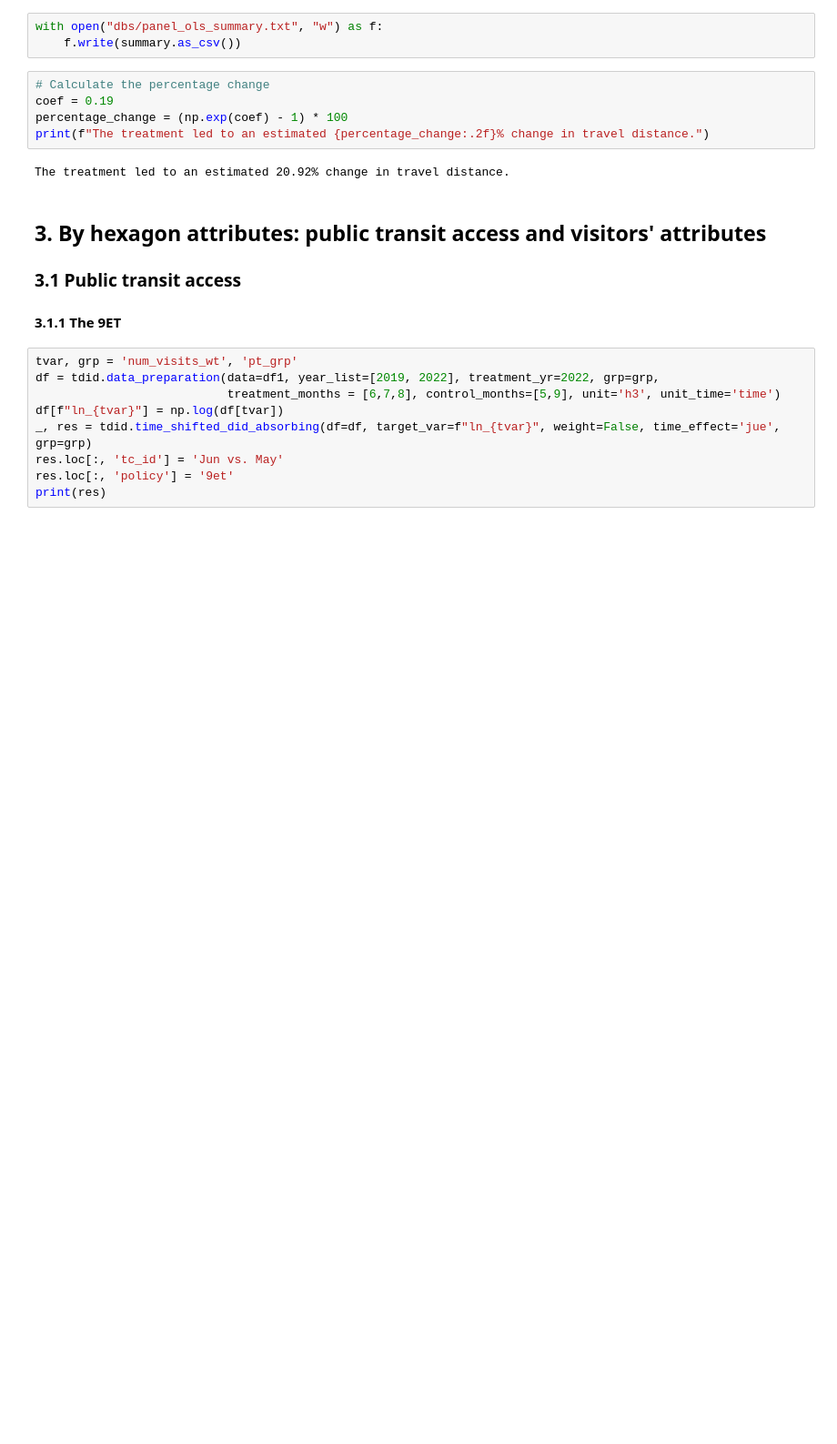
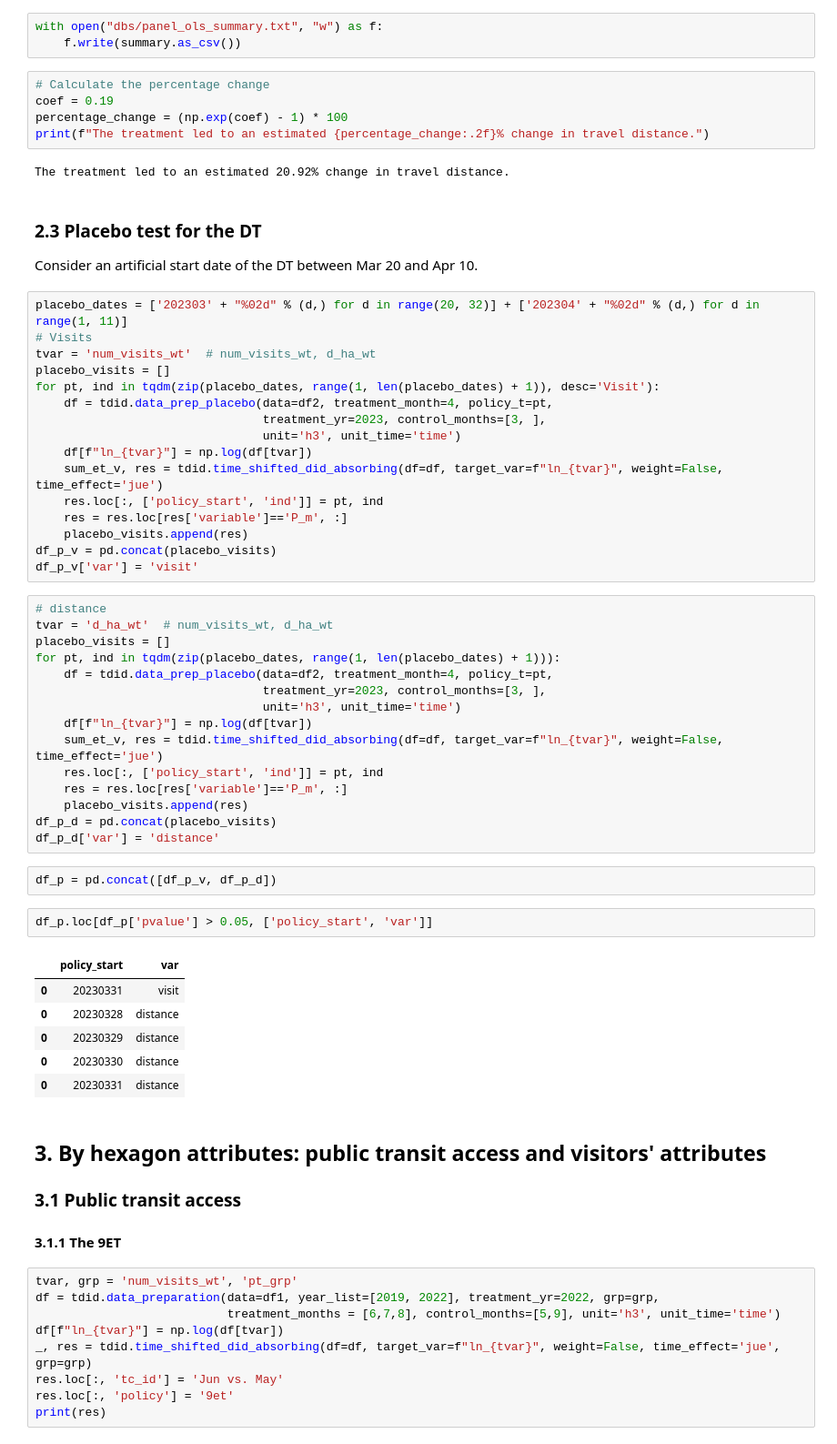
Before and after one commit to MobiSegInsights/nine-euro-ticket-de, a Jupyter notebook: src/models/26-time-shifted-did-hexagon.ipynb, the cells around one changed output. Shown at 91% size. Saved outputs shown, nothing was run; the diff lists cells and outputs as text; blank space fills up the shorter version.

```diff
--- a/src/models/26-time-shifted-did-hexagon.ipynb
+++ b/src/models/26-time-shifted-did-hexagon.ipynb
@@ -458,6 +505,51 @@ percentage_change = (np.exp(coef) - 1) * 100
 print(f"The treatment led to an estimated {percentage_change:.2f}% change in travel distance.")
 # %% [output]
 The treatment led to an estimated 20.92% change in travel distance.
+# %% [markdown]
+### 2.3 Placebo test for the DT
+Consider an artificial start date of the DT between Mar 20 and Apr 10.
+# %%
+placebo_dates = ['202303' + "%02d" % (d,) for d in range(20, 32)] + ['202304' + "%02d" % (d,) for d in range(1, 11)]
+# Visits
+tvar = 'num_visits_wt'  # num_visits_wt, d_ha_wt
+placebo_visits = []
+for pt, ind in tqdm(zip(placebo_dates, range(1, len(placebo_dates) + 1)), desc='Visit'):
+    df = tdid.data_prep_placebo(data=df2, treatment_month=4, policy_t=pt,
+                                treatment_yr=2023, control_months=[3, ],
+                                unit='h3', unit_time='time')
+    df[f"ln_{tvar}"] = np.log(df[tvar])
+    sum_et_v, res = tdid.time_shifted_did_absorbing(df=df, target_var=f"ln_{tvar}", weight=False, time_effect='jue')
+    res.loc[:, ['policy_start', 'ind']] = pt, ind
+    res = res.loc[res['variable']=='P_m', :]
+    placebo_visits.append(res)
+df_p_v = pd.concat(placebo_visits)
+df_p_v['var'] = 'visit'
+# %%
+# distance
+tvar = 'd_ha_wt'  # num_visits_wt, d_ha_wt
+placebo_visits = []
+for pt, ind in tqdm(zip(placebo_dates, range(1, len(placebo_dates) + 1))):
+    df = tdid.data_prep_placebo(data=df2, treatment_month=4, policy_t=pt,
+                                treatment_yr=2023, control_months=[3, ],
+                                unit='h3', unit_time='time')
+    df[f"ln_{tvar}"] = np.log(df[tvar])
+    sum_et_v, res = tdid.time_shifted_did_absorbing(df=df, target_var=f"ln_{tvar}", weight=False, time_effect='jue')
+    res.loc[:, ['policy_start', 'ind']] = pt, ind
+    res = res.loc[res['variable']=='P_m', :]
+    placebo_visits.append(res)
+df_p_d = pd.concat(placebo_visits)
+df_p_d['var'] = 'distance'
+# %%
+df_p = pd.concat([df_p_v, df_p_d])
+# %%
+df_p.loc[df_p['pvalue'] > 0.05, ['policy_start', 'var']]
+# %% [output]
+|  | policy_start | var |
+| 0 | 20230331 | visit |
+| 0 | 20230328 | distance |
+| 0 | 20230329 | distance |
+| 0 | 20230330 | distance |
+| 0 | 20230331 | distance |
 # %% [markdown]
 ## 3. By hexagon attributes: public transit access and visitors' attributes
 ### 3.1 Public transit access
```
Also changed, not shown: parts of 6 cells of this notebook, 21 other files.
